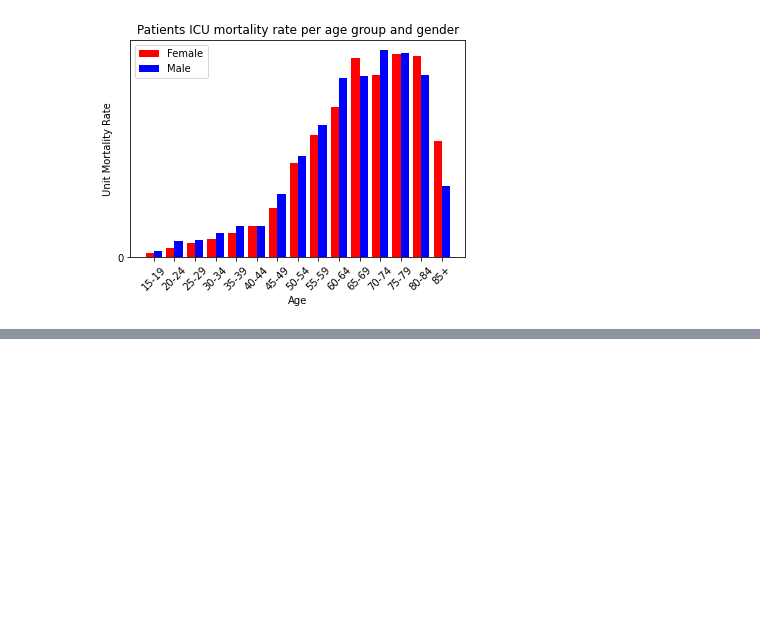
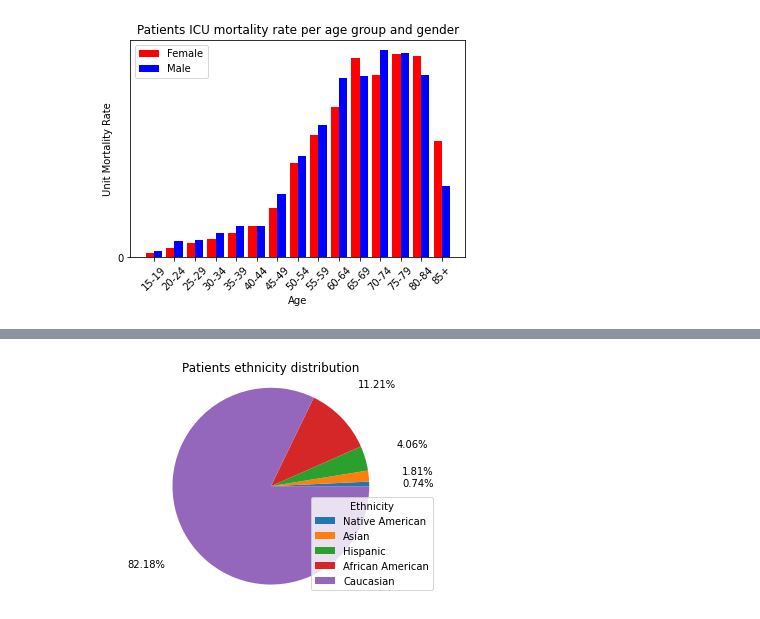
Before and after one commit to sumaiya08/clinical-decision-support, a Jupyter notebook: Plots.ipynb, the cells around one changed output, grey strips where cells are left out. Saved outputs shown, nothing was run; the diff lists cells and outputs as text; code cells hidden in the pictures; blank space fills up the shorter version.

```diff
--- a/Plots.ipynb
+++ b/Plots.ipynb
@@ -194,0 +249,19 @@ plt.show()
+# %%
+a=race.ethnicity[race.ethnicity=='Native American'].count()
+b=race.ethnicity[race.ethnicity=='Asian'].count()
+c=race.ethnicity[race.ethnicity=='Hispanic'].count()
+d=race.ethnicity[race.ethnicity=='African American'].count()
+e=race.ethnicity[race.ethnicity=='Caucasian'].count()
+#f=race.ethnicity[race.ethnicity==' '].count()
+
+races = [a,b,c,d,e]
+
+
+labels = 'Native American','Asian','Hispanic','African American','Caucasian'
+plt.pie(races,autopct='%1.2f%%',pctdistance=1.5,labeldistance = 2)
+plt.title('Patients ethnicity distribution')
+plt.legend(labels,title='Ethnicity', loc ="lower right")
+plt.axis('equal')
+plt.show()
+# %% [output]
+[figure, added]
```
Also changed, not shown: parts of 7 cells of this notebook.
